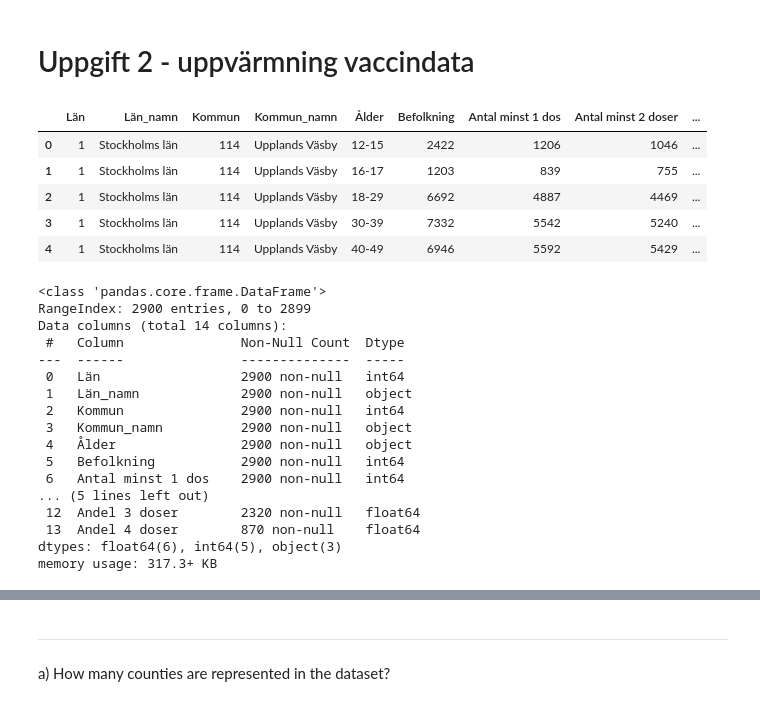
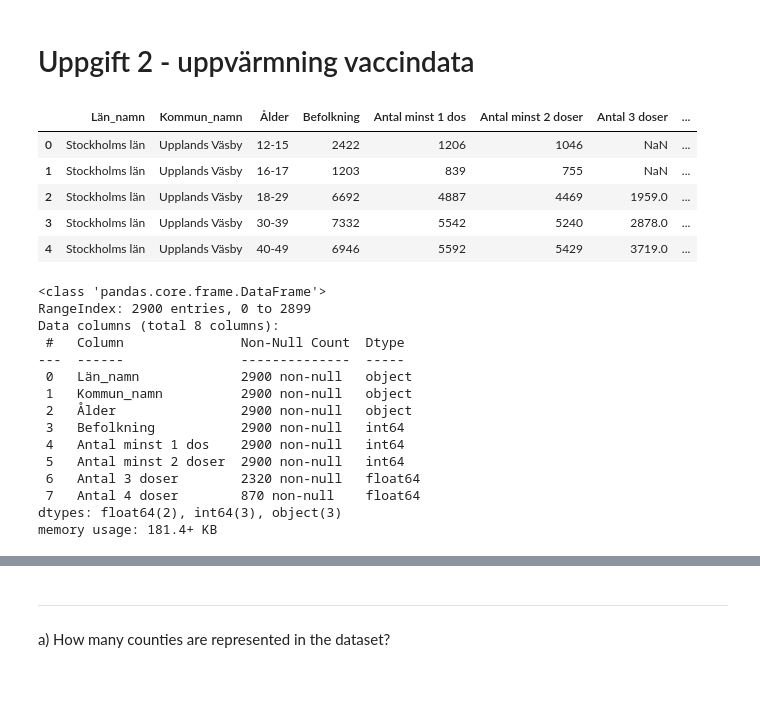
Before and after one commit to Andreas-Svensson/data_processing, a Jupyter notebook: Laboration_Covid19/E2_Data_Vaccines.ipynb, the cells around one changed output, grey strips where cells are left out. Cells and saved outputs as stored; diff of their text form; code cells hidden in the pictures.

```diff
--- a/Laboration_Covid19/E2_Data_Vaccines.ipynb
+++ b/Laboration_Covid19/E2_Data_Vaccines.ipynb
@@ -3,22 +3,22 @@
 # %%
 import pandas as pd
 import plotly_express as px
 
 # setting up file variables
 file_path = "Data/Folkhalsomyndigheten_Covid19_Vaccine.xlsx"
 sheet = "Vaccinerade kommun och ålder"
 
 # reading file to a dataframe
-df = pd.read_excel(file_path, sheet_name = sheet)
+df = pd.read_excel(file_path, sheet_name = sheet, usecols = "B,D:J")
 
 df.head()
 # %% [output]
-|  | Län | Län_namn | Kommun | Kommun_namn | Ålder | Befolkning | Antal minst 1 dos | Antal minst 2 doser | ... |
-| 0 | 1 | Stockholms län | 114 | Upplands Väsby | 12-15 | 2422 | 1206 | 1046 | ... |
-| 1 | 1 | Stockholms län | 114 | Upplands Väsby | 16-17 | 1203 | 839 | 755 | ... |
-| 2 | 1 | Stockholms län | 114 | Upplands Väsby | 18-29 | 6692 | 4887 | 4469 | ... |
-| 3 | 1 | Stockholms län | 114 | Upplands Väsby | 30-39 | 7332 | 5542 | 5240 | ... |
-| 4 | 1 | Stockholms län | 114 | Upplands Väsby | 40-49 | 6946 | 5592 | 5429 | ... |
+|  | Län_namn | Kommun_namn | Ålder | Befolkning | Antal minst 1 dos | Antal minst 2 doser | Antal 3 doser | ... |
+| 0 | Stockholms län | Upplands Väsby | 12-15 | 2422 | 1206 | 1046 | NaN | ... |
+| 1 | Stockholms län | Upplands Väsby | 16-17 | 1203 | 839 | 755 | NaN | ... |
+| 2 | Stockholms län | Upplands Väsby | 18-29 | 6692 | 4887 | 4469 | 1959.0 | ... |
+| 3 | Stockholms län | Upplands Väsby | 30-39 | 7332 | 5542 | 5240 | 2878.0 | ... |
+| 4 | Stockholms län | Upplands Väsby | 40-49 | 6946 | 5592 | 5429 | 3719.0 | ... |
 # %%
 # TODO other analysis
 # %%
@@ -27,18 +27,16 @@ df.info() # note some missing values (for doses not yet distributed to certain a
 # %% [output]
 <class 'pandas.core.frame.DataFrame'>
 RangeIndex: 2900 entries, 0 to 2899
-Data columns (total 14 columns):
+Data columns (total 8 columns):
  #   Column               Non-Null Count  Dtype
 ---  ------               --------------  -----
- 0   Län                  2900 non-null   int64
- 1   Län_namn             2900 non-null   object
- 2   Kommun               2900 non-null   int64
- 3   Kommun_namn          2900 non-null   object
- 4   Ålder                2900 non-null   object
- 5   Befolkning           2900 non-null   int64
- 6   Antal minst 1 dos    2900 non-null   int64
-... (5 lines left out)
- 12  Andel 3 doser        2320 non-null   float64
- 13  Andel 4 doser        870 non-null    float64
-dtypes: float64(6), int64(5), object(3)
-memory usage: 317.3+ KB
+ 0   Län_namn             2900 non-null   object
+ 1   Kommun_namn          2900 non-null   object
+ 2   Ålder                2900 non-null   object
+ 3   Befolkning           2900 non-null   int64
+ 4   Antal minst 1 dos    2900 non-null   int64
+ 5   Antal minst 2 doser  2900 non-null   int64
+ 6   Antal 3 doser        2320 non-null   float64
+ 7   Antal 4 doser        870 non-null    float64
+dtypes: float64(2), int64(3), object(3)
+memory usage: 181.4+ KB
```
Also changed, not shown: parts of 13 cells of this notebook, 1 other file.
